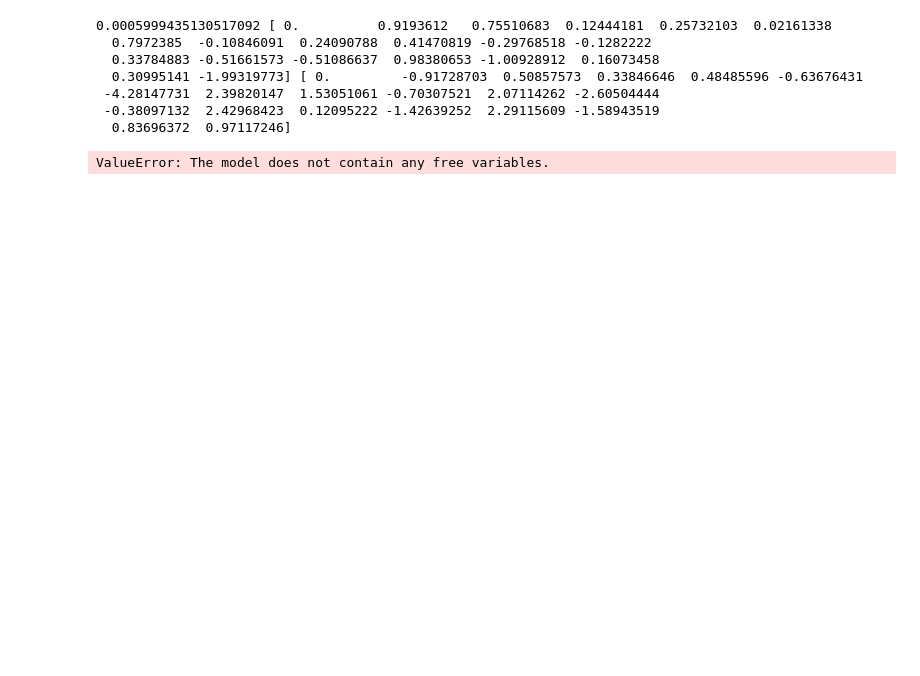
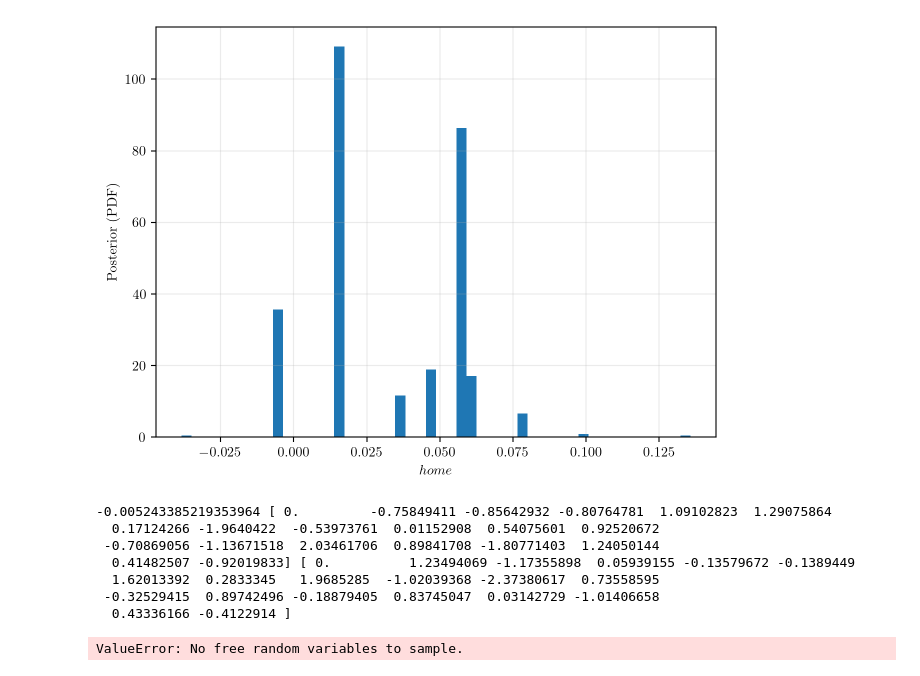
Before and after one commit to erik-norlin/SSY316-Advanced-Probabilistic-Machine-Learning, a Jupyter notebook: take-home-exam/Q2/Q2_notebook.ipynb, the cells around one changed output. Saved outputs shown, nothing was run; the diff lists cells and outputs as text; code cells hidden in the pictures; blank space fills up the shorter version.

```diff
--- a/take-home-exam/Q2/Q2_notebook.ipynb
+++ b/take-home-exam/Q2/Q2_notebook.ipynb
@@ -120,0 +189,12 @@ for i in range(len(sigmas)):
+# %%
+home = np.load(f'samples/home_sigma={sigmas[1]}_thinning={thinning[1]}.npy')
+fig = plt.figure()
+plt.hist(home, bins=50, density=True)
+plt.xlabel('$home$')
+plt.ylabel('Posterior (PDF)')
+plt.grid(True, alpha=0.25)
+fig.tight_layout()
+fig.savefig(f'report-images/home_hist.png', dpi=300)
+plt.show()
+# %% [output]
+[figure, added]
@@ -121,12 +215,18 @@ for i in range(len(sigmas)):
 # %%
+
+goals_home = dataf['goals_home'].values.astype(int)
+goals_away = dataf['goals_away'].values.astype(int)
+home_team = dataf['home_team'].values.astype(int)
+away_team = dataf['away_team'].values.astype(int)
+
+n_teams = 20
+n_games = 380
+
+tau0 = 1/0.0001
+tau1 = 1/0.0001
+alpha = beta = 1
+
 with pm.Model() as model:
-
-    n_teams = 20
-    n_games = 380
-
-    tau0 = 1/0.0001
-    tau1 = 1/0.0001
-    alpha = beta = 1
 
     mu_attack = np.random.normal(0, 1/np.sqrt(tau1))
     mu_defense = np.random.normal(0, 1/np.sqrt(tau1))
@@ -140,23 +240,22 @@ with pm.Model() as model:
     attack[0] = 0
     defense[0] = 0
 
-    theta_home = np.exp(home + attack[ht] + defense[at])
-    theta_away = np.exp(attack[at] + defense[ht])
+    theta_home = np.exp(home + attack[home_team] + defense[away_team])
+    theta_away = np.exp(attack[away_team] + defense[home_team])
 
-    print(home, attack, defense)
+    goals_home = pm.Poisson('goals_home', mu=theta_home, observed=dataf['goals_home'])
+    goals_away = pm.Poisson('goals_away', mu=theta_away, observed=dataf['goals_away'])
 
-    goals_home = pm.Poisson('goals_home', mu=theta_home, observed=df['goals_home'])
-    goals_away = pm.Poisson('goals_away', mu=theta_away, observed=df['goals_away'])
-
-    trace = pm.sample(5000, tune=1000)
+    step= pm.Metropolis()
+    trace = pm.sample(5000, tune=2)
 
 # pm.summary(trace).round(2)
 # %% [output]
-0.0005999435130517092 [ 0.          0.9193612   0.75510683  0.12444181  0.25732103  0.02161338
-  0.7972385  -0.10846091  0.24090788  0.41470819 -0.29768518 -0.1282222
-  0.33784883 -0.51661573 -0.51086637  0.98380653 -1.00928912  0.16073458
-  0.30995141 -1.99319773] [ 0.         -0.91728703  0.50857573  0.33846646  0.48485596 -0.63676431
- -4.28147731  2.39820147  1.53051061 -0.70307521  2.07114262 -2.60504444
- -0.38097132  2.42968423  0.12095222 -1.42639252  2.29115609 -1.58943519
-  0.83696372  0.97117246]
+-0.005243385219353964 [ 0.         -0.75849411 -0.85642932 -0.80764781  1.09102823  1.29075864
+  0.17124266 -1.9640422  -0.53973761  0.01152908  0.54075601  0.92520672
+ -0.70869056 -1.13671518  2.03461706  0.89841708 -1.80771403  1.24050144
+  0.41482507 -0.92019833] [ 0.          1.23494069 -1.17355898  0.05939155 -0.13579672 -0.1389449
+  1.62013392  0.2833345   1.9685285  -1.02039368 -2.37380617  0.73558595
+ -0.32529415  0.89742496 -0.18879405  0.83745047  0.03142729 -1.01406658
+  0.43336166 -0.4122914 ]
-ValueError: The model does not contain any free variables.
+ValueError: No free random variables to sample.
```
Also changed, not shown: parts of 6 cells of this notebook, 28 other files.
